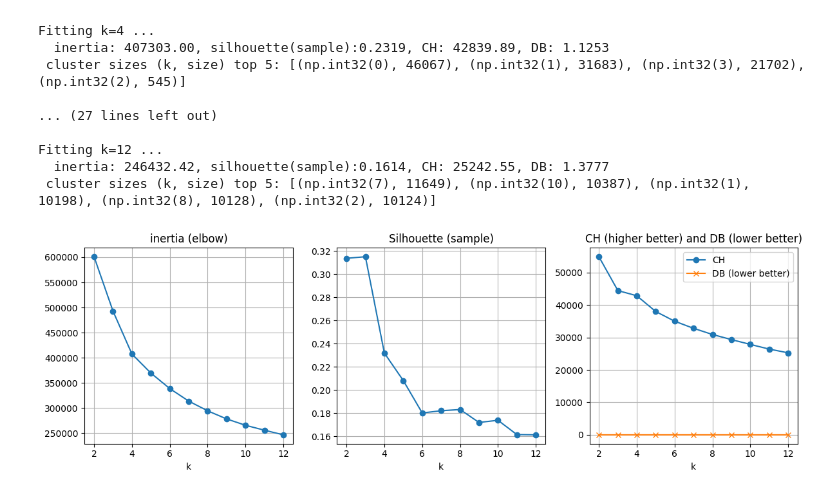
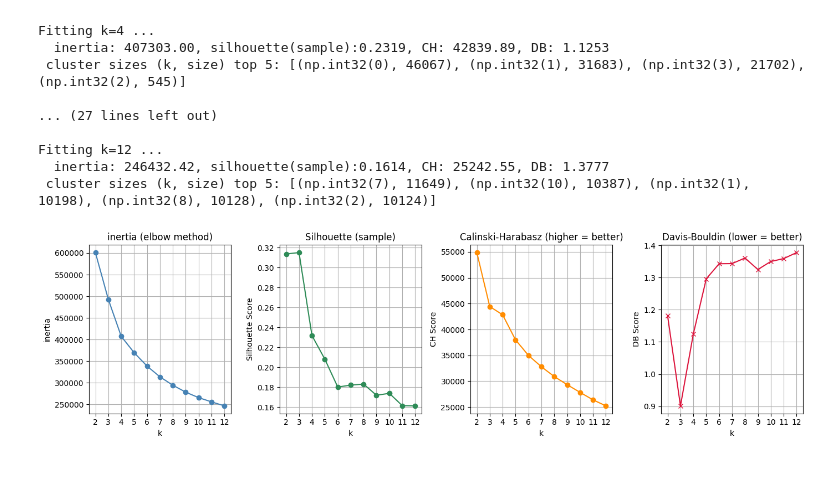
Before and after one commit to thisisehyas/Behavioral-Data-Clustering, a Jupyter notebook: Notebooks/4.DEC.ipynb, the cells around one changed output. Drawn from its saved outputs; the diff is of its cells as text; code cells hidden in the pictures.

Commit message:
DEC: improving the metrics-k plots

```diff
--- a/Notebooks/4.DEC.ipynb
+++ b/Notebooks/4.DEC.ipynb
@@ -390,33 +390,48 @@ Fitting k=12 ...
  cluster sizes (k, size) top 5: [(np.int32(7), 11649), (np.int32(10), 10387), (np.int32(1), 10198), (np.int32(8), 10128), (np.int32(2), 10124)]
 # %%
 # plotting the results
-plt.figure(figsize=(12, 4))
+plt.figure(figsize=(14, 4))
+
+x_ticks = ks
 
 # plotting inertia (elbow method)
-plt.subplot(1, 3, 1)
-plt.plot(ks, inertias, marker='o')
+plt.subplot(1, 4, 1)
+plt.plot(ks, inertias, marker='o', color='steelblue')
 plt.xlabel('k')
-plt.title('inertia (elbow)')
+plt.ylabel('inertia')
+plt.title('inertia (elbow method)')
 plt.grid(True)
+plt.xticks(x_ticks)
 
 # plotting silhouette score
-plt.subplot(1, 3, 2)
-plt.plot(ks, sil_scores, marker='o')
+plt.subplot(1, 4, 2)
+plt.plot(ks, sil_scores, marker='o', color='seagreen')
 plt.xlabel('k')
+plt.ylabel('Silhouette Score')
 plt.title('Silhouette (sample)')
 plt.grid(True)
+plt.xticks(x_ticks)
 
-# plotting CH and DB scores
-plt.subplot(1, 3, 3)
-plt.plot(ks, ch_scores, marker='o', label='CH')
-plt.plot(ks, db_scores, marker='x', label='DB (lower better)')
+# plotting CH score
+plt.subplot(1, 4, 3)
+plt.plot(ks, ch_scores, marker='o', color='darkorange')
 plt.xlabel('k')
-plt.title('CH (higher better) and DB (lower better)')
-plt.legend()
+plt.ylabel('CH Score')
+plt.title('Calinski-Harabasz (higher = better)')
 plt.grid(True)
+plt.xticks(x_ticks)
+
+# plotting DB score
+plt.subplot(1, 4, 4)
+plt.plot(ks, db_scores, marker = 'x', color='crimson')
+plt.xlabel('k')
+plt.ylabel('DB Score')
+plt.title('Davis-Bouldin (lower = better)')
+plt.grid(True)
+plt.xticks(x_ticks)
 
 plt.tight_layout()
 plt.savefig('k_selection_metrics.png', dpi=150)
 plt.show()
 # %% [output]
-[figure, old version]
+[figure, new version]
```
Also changed, not shown: parts of 1 cell of this notebook.
